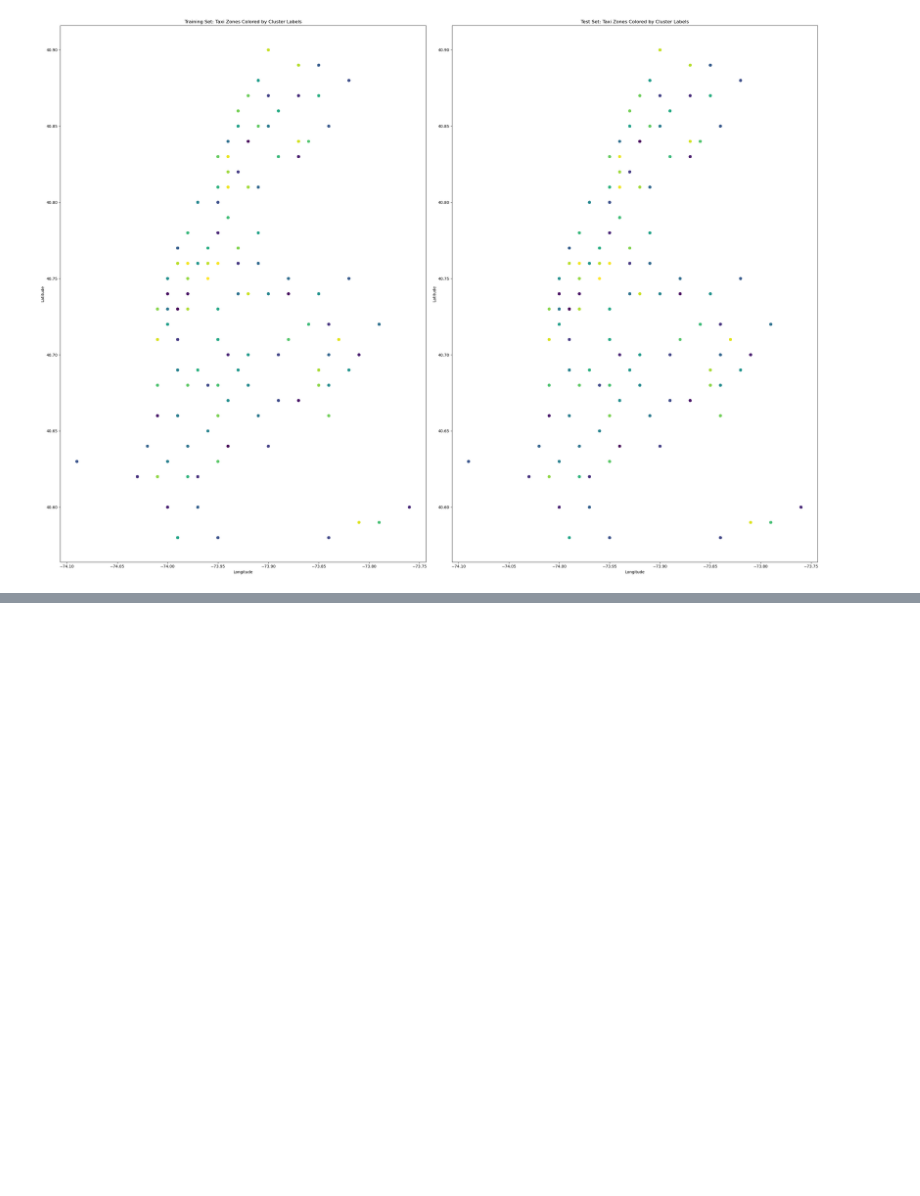
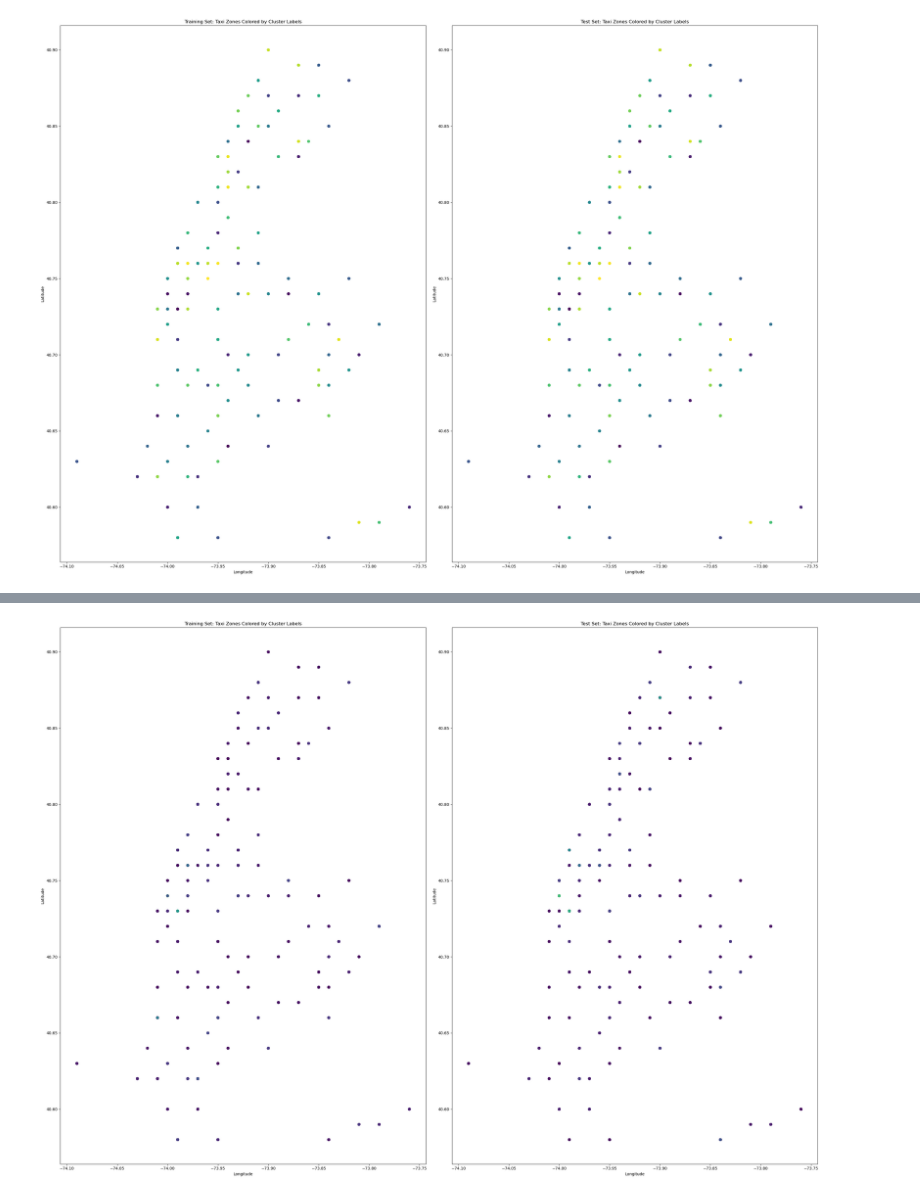
Before and after one commit to 0venBurn/Anseo, a Jupyter notebook: Data-Analytics/model_making/naive.ipynb, the cells around one changed output, grey strips where cells are left out. Drawn from its saved outputs; the diff is of its cells as text; code cells hidden in the pictures; blank space fills up the shorter version.

```diff
--- a/Data-Analytics/model_making/naive.ipynb
+++ b/Data-Analytics/model_making/naive.ipynb
@@ -664,0 +682,82 @@ Silhouette Score: 0.5193636889294185
+# %%
+import pandas as pd
+import matplotlib.pyplot as plt
+from sklearn.cluster import KMeans
+from sklearn.metrics import silhouette_score, accuracy_score
+from sklearn.model_selection import train_test_split
+from sklearn.preprocessing import OneHotEncoder
+import joblib
+import numpy as np
+
+# Assuming 'no_na' is your DataFrame and it does not have any NaN values
+no_na.columns = no_na.columns.astype(str)
+tester = no_na.copy()
+
+# Ensure there are no duplicate columns and that columns are correctly named
+tester = tester.loc[:, ~tester.columns.duplicated()]
+tester = tester[['Industry', 'zipcode', 'lng', 'lat', 'hour 0', 'hour 1', 'hour 2', 'hour 3', 'hour 4', 'hour 5', 'hour 6', 'hour 7', 'hour 8', 'hour 9', 'hour 10', 'hour 11', 'hour 12', 'hour 13', 'hour 14', 'hour 15', 'hour 16', 'hour 17', 'hour 18', 'hour 19', 'hour 20', 'hour 21', 'hour 22', 'hour 23']]
+
+# One-Hot Encoding the 'Industry' column
+encoder = OneHotEncoder(sparse_output=False)
+industry_encoded = encoder.fit_transform(tester[['Industry']])
+y_set = tester['zipcode']
+
+# Create a DataFrame for the encoded industry columns
+industry_encoded_df = pd.DataFrame(industry_encoded, columns=encoder.get_feature_names_out(['Industry']))
+
+# Concatenate the encoded columns back to the original DataFrame
+no_na_encoded = pd.concat([tester.reset_index(drop=True), industry_encoded_df], axis=1).drop(columns=['Industry'])
+
+# Split the data into training and testing sets
+X_train, X_test, y_train, y_test = train_test_split(no_na_encoded, y_set, test_size=0.33, random_state=42)
+
+# Perform KMeans clustering on the training set
+kmeans = KMeans(n_clusters=116, random_state=0)
+X_train_clusters = kmeans.fit_predict(X_train.drop(columns=['zipcode', 'lng', 'lat']))
+X_train['cluster'] = X_train_clusters
+
+# Predict cluster labels for the test set
+X_test_clusters = kmeans.predict(X_test.drop(columns=['zipcode', 'lng', 'lat']))
+X_test['cluster'] = X_test_clusters
+
+# Calculate silhouette score for the test set
+silhouette_avg = silhouette_score(X_test.drop(columns=['cluster']), X_test['cluster'])
+print(f'Silhouette Score: {silhouette_avg}')
+
+# Calculate accuracy based on majority voting within clusters
+def calculate_cluster_accuracy(y_true, clusters):
+    cluster_to_label = {}
+    for cluster in set(clusters):
+        labels, counts = np.unique(y_true[clusters == cluster], return_counts=True)
+        majority_label = labels[np.argmax(counts)]
+        cluster_to_label[cluster] = majority_label
+
+    predicted_labels = [cluster_to_label[cluster] for cluster in clusters]
+    return accuracy_score(y_true, predicted_labels)
+
+accuracy = calculate_cluster_accuracy(y_test.to_numpy(), X_test['cluster'])
+print(f'Accuracy: {accuracy}')
+
+# Plotting the clusters for the training set
+plt.figure(figsize=(28, 20))
+
+plt.subplot(1, 2, 1)
+plt.scatter(X_train['lng'], X_train['lat'], c=X_train['cluster'], cmap='viridis')
+plt.xlabel('Longitude')
+plt.ylabel('Latitude')
+plt.title('Training Set: Taxi Zones Colored by Cluster Labels')
+
+plt.subplot(1, 2, 2)
+plt.scatter(X_test['lng'], X_test['lat'], c=X_test['cluster'], cmap='viridis')
+plt.xlabel('Longitude')
+plt.ylabel('Latitude')
+plt.title('Test Set: Taxi Zones Colored by Cluster Labels')
+
+plt.tight_layout()
+plt.show()
+
+# Save the model as a .pkl file
+model_filename = 'dumb_idiot_model.pkl'
+joblib.dump(kmeans, model_filename)
+print(f'Model saved as {model_filename}')
+# %% [output]
@@ -664,0 +766 @@ Silhouette Score: 0.5193636889294185
+[figure, added]
```
Also changed, not shown: parts of 5 cells of this notebook.
